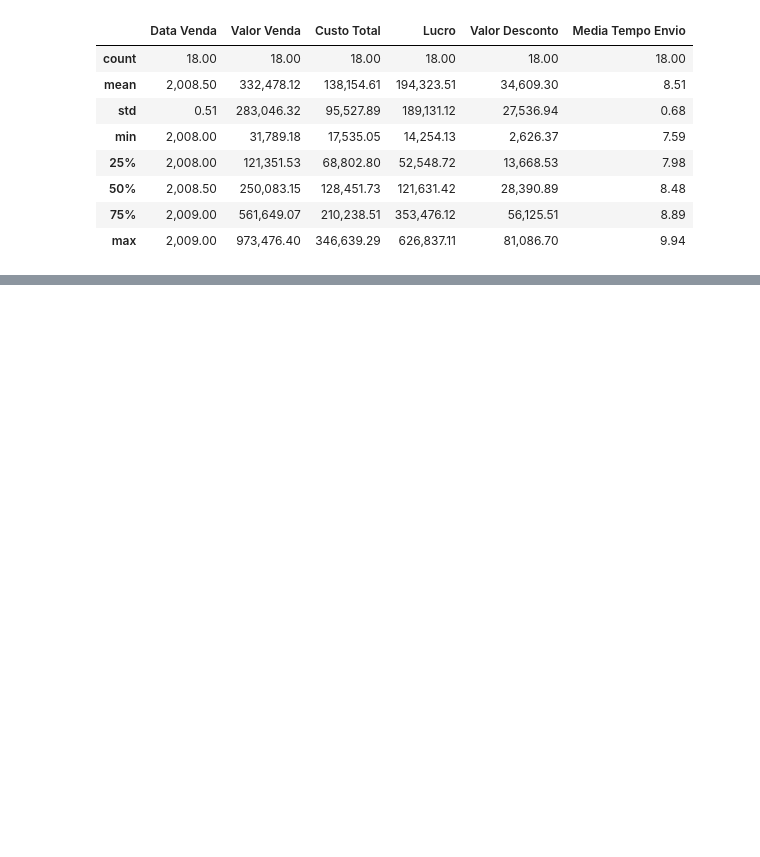
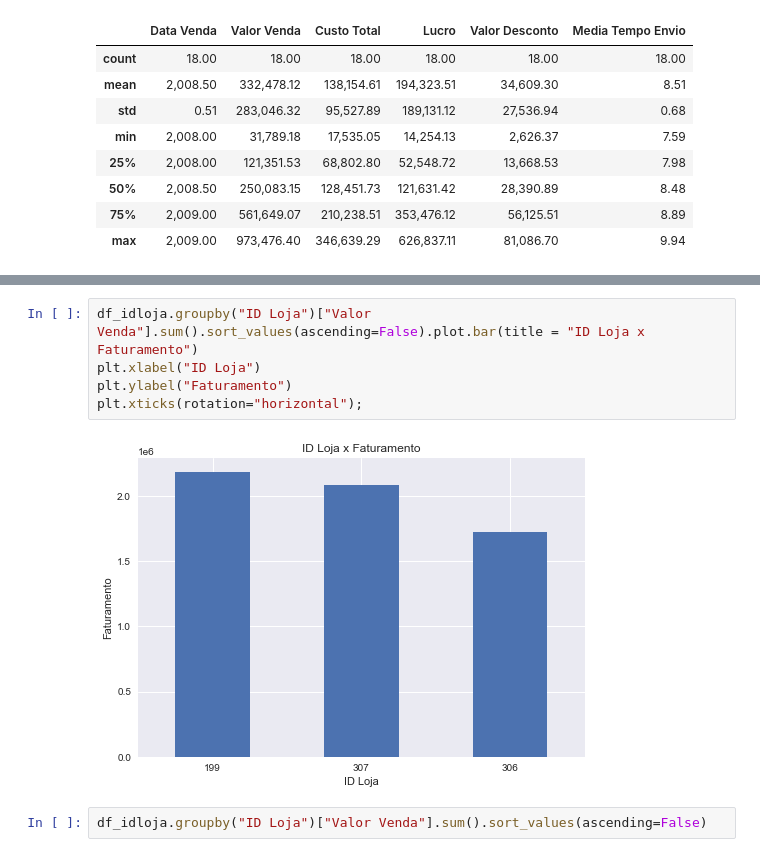
Before and after one commit to rdaniloc/base_dados_adventurework, a Jupyter notebook: Untitled.ipynb, the cells around one changed output, grey strips where cells are left out. Saved outputs shown, nothing was run; the diff lists cells and outputs as text; blank space fills up the shorter version.

```diff
--- a/Untitled.ipynb
+++ b/Untitled.ipynb
@@ -379,0 +403,9 @@ df_idloja.describe()
+# %%
+df_idloja.groupby("ID Loja")["Valor Venda"].sum().sort_values(ascending=False).plot.bar(title = "ID Loja x Faturamento")
+plt.xlabel("ID Loja")
+plt.ylabel("Faturamento")
+plt.xticks(rotation="horizontal");
+# %% [output]
+[figure, added]
+# %%
+df_idloja.groupby("ID Loja")["Valor Venda"].sum().sort_values(ascending=False)
```
Also changed, not shown: parts of 3 cells of this notebook.
